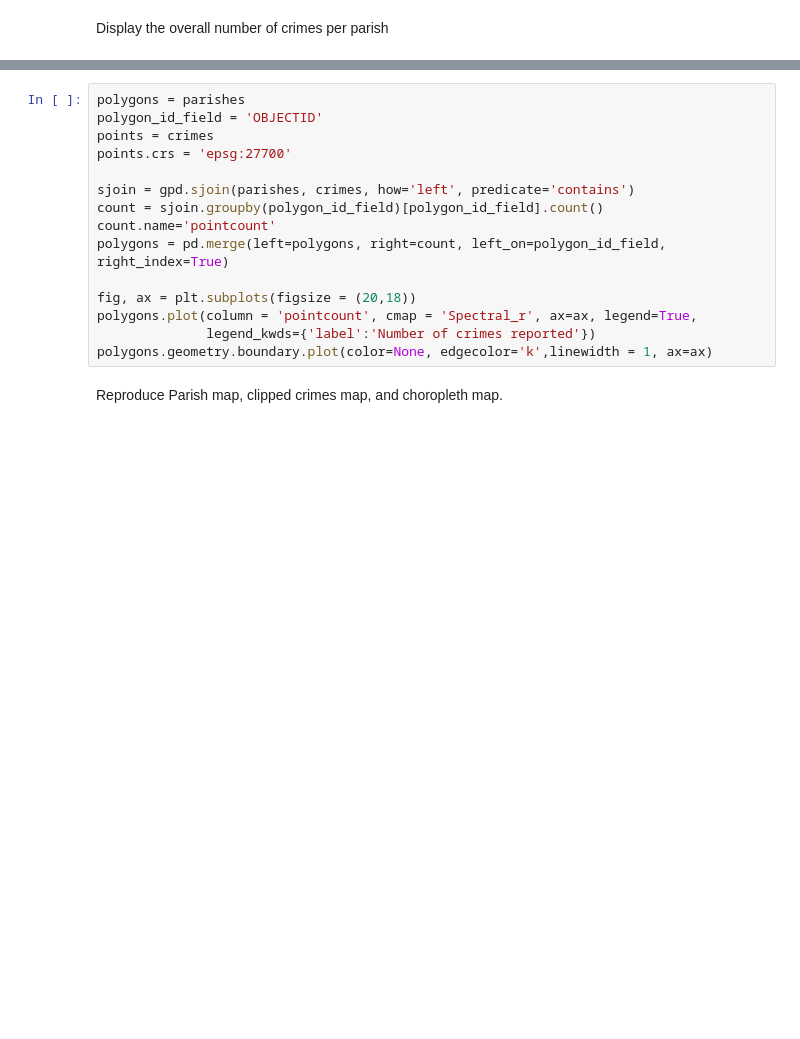
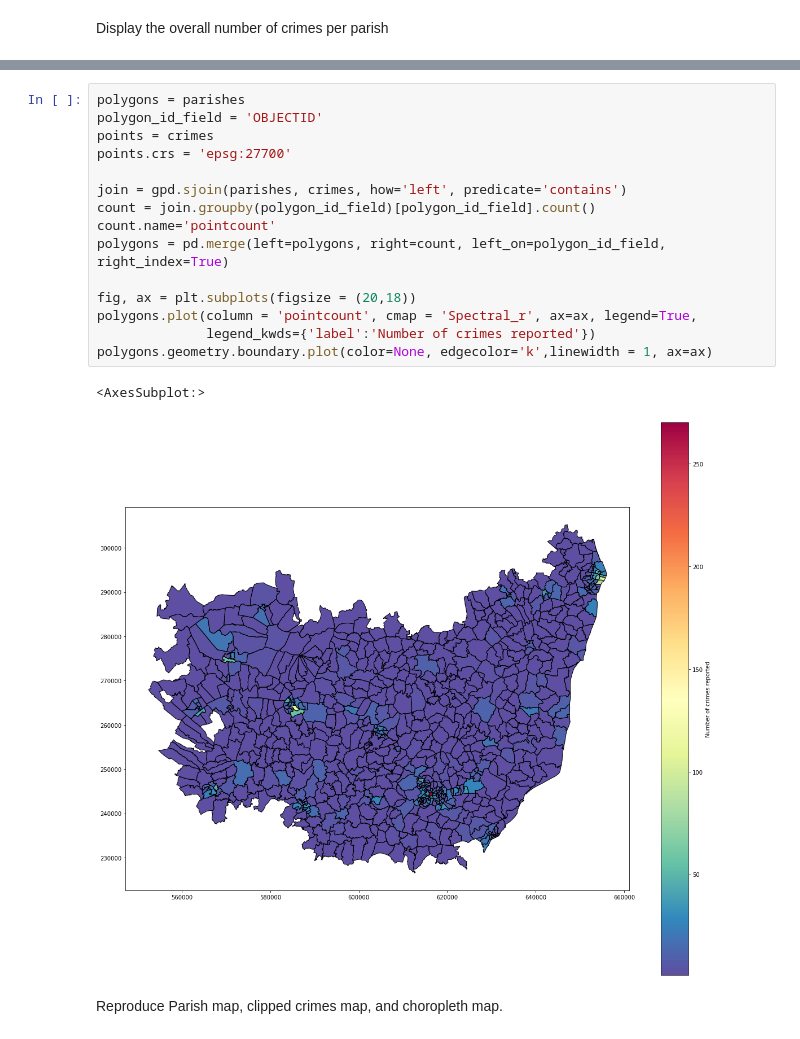
Before and after one commit to GregMcS/egm722CrimeProj, a Jupyter notebook: jupyter-notebook.ipynb, the cells around one changed output, grey strips where cells are left out. Drawn from its saved outputs; the diff is of its cells as text; blank space fills up the shorter version.

```diff
--- a/jupyter-notebook.ipynb
+++ b/jupyter-notebook.ipynb
@@ -91,17 +208,20 @@ Generate Choropleth map of crimes report by parish
 # %%
 polygons = parishes
 polygon_id_field = 'OBJECTID'
 points = crimes
 points.crs = 'epsg:27700'
 
-sjoin = gpd.sjoin(parishes, crimes, how='left', predicate='contains')
-count = sjoin.groupby(polygon_id_field)[polygon_id_field].count()
+join = gpd.sjoin(parishes, crimes, how='left', predicate='contains')
+count = join.groupby(polygon_id_field)[polygon_id_field].count()
 count.name='pointcount'
 polygons = pd.merge(left=polygons, right=count, left_on=polygon_id_field, right_index=True)
 
 fig, ax = plt.subplots(figsize = (20,18))
 polygons.plot(column = 'pointcount', cmap = 'Spectral_r', ax=ax, legend=True,
               legend_kwds={'label':'Number of crimes reported'})
 polygons.geometry.boundary.plot(color=None, edgecolor='k',linewidth = 1, ax=ax)
+# %% [output]
+<AxesSubplot:>
+[figure, added]
 # %% [markdown]
 Reproduce Parish map, clipped crimes map, and choropleth map.
```
Also changed, not shown: parts of 19 cells of this notebook.
